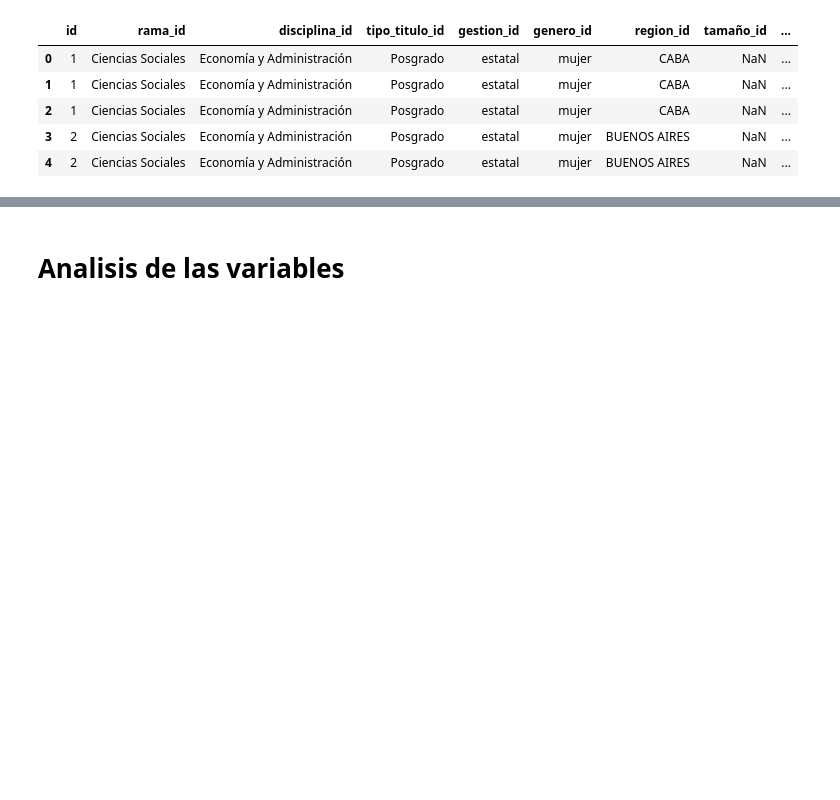
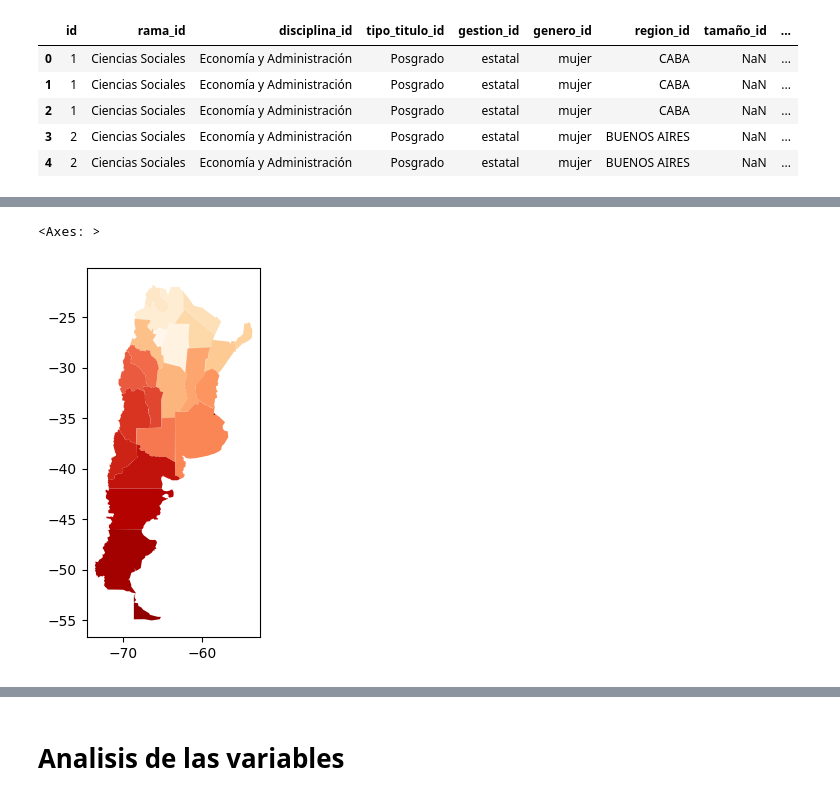
Before and after one commit to itssofiarce/regresion-fcdd, a Jupyter notebook: main.ipynb, the cells around one changed output, grey strips where cells are left out. Drawn from its saved outputs; the diff is of its cells as text; code cells hidden in the pictures; blank space fills up the shorter version.

```diff
--- a/main.ipynb
+++ b/main.ipynb
@@ -144,0 +154,7 @@ df_etiquetado.head()
+# %%
+# leer el geojson con geopandas
+geo_df = gpd.read_file('/content/drive/MyDrive/ProvinciasArgentina.geojson')
+geo_df.plot(cmap='OrRd')
+# %% [output]
+<Axes: >
+[figure, added]
```
Also changed, not shown: parts of 25 cells of this notebook.
